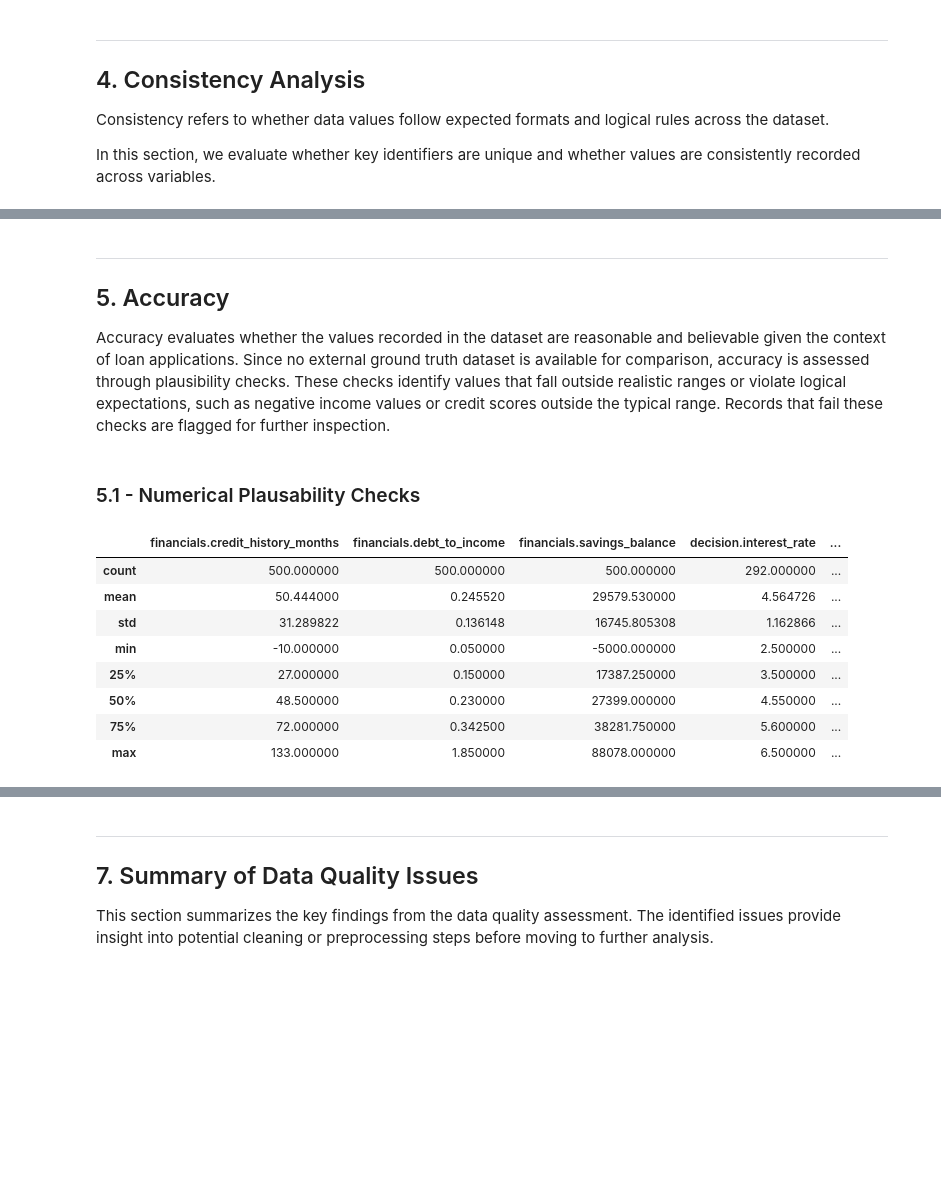
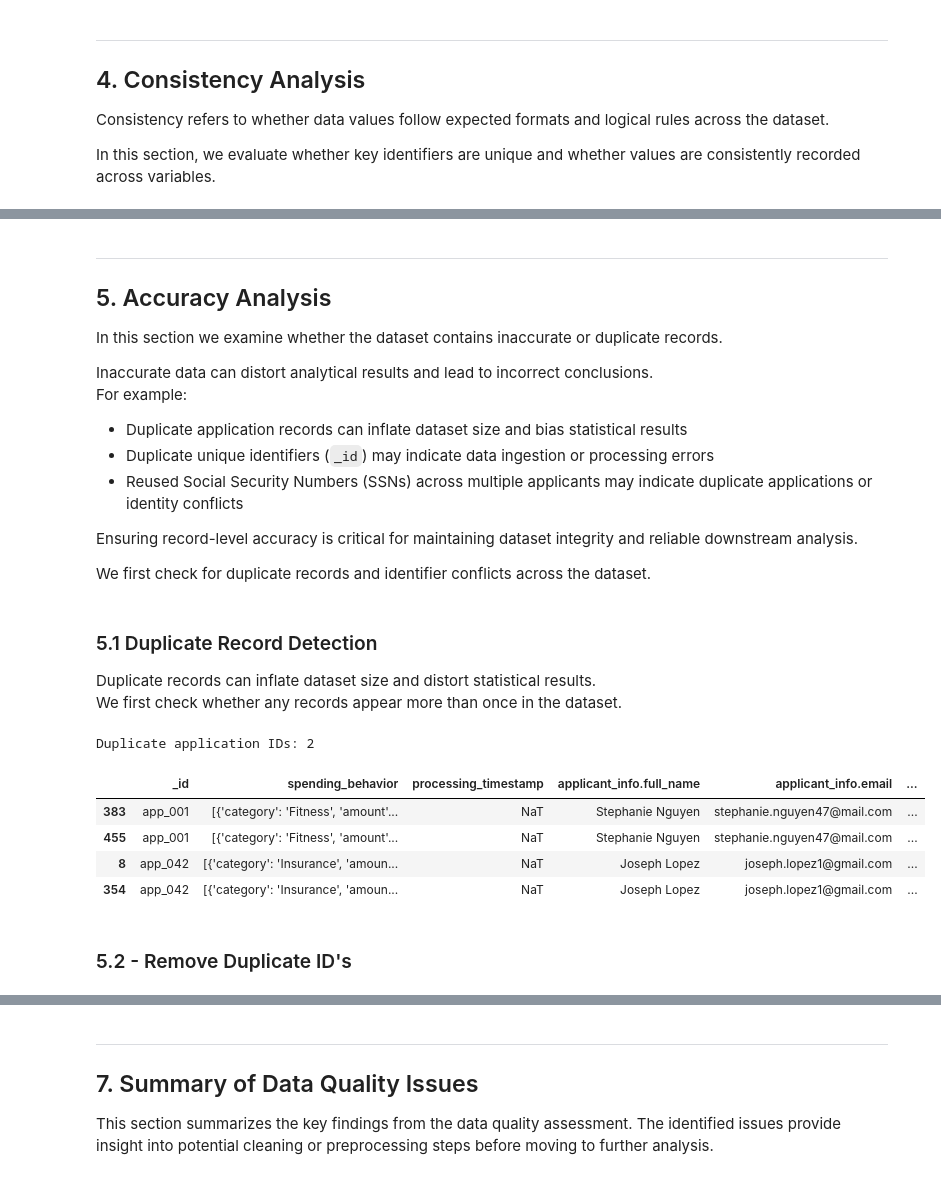
Before and after one commit to winifred-ojinere/dego-project-team5, a Jupyter notebook: notebooks/01-data-quality.ipynb, the cells around one changed output, grey strips where cells are left out. Saved outputs shown, nothing was run; the diff lists cells and outputs as text; code cells hidden in the pictures; blank space fills up the shorter version.

```diff
--- a/notebooks/01-data-quality.ipynb
+++ b/notebooks/01-data-quality.ipynb
@@ -208,0 +480,12 @@ After inspecting the records, the duplicated rows appear to be identical entries
+# %%
+df_clean["applicant_info.date_of_birth"].dropna().astype(str).head(10)
+
+dob = df_clean["applicant_info.date_of_birth"].astype("string").str.strip()
+
+dob_1 = pd.to_datetime(dob, format="%Y-%m-%d", errors="coerce")
+dob_2 = pd.to_datetime(dob, format="%Y/%m/%d", errors="coerce")
+dob_3 = pd.to_datetime(dob, format="%m/%d/%Y", errors="coerce")
+
+df_clean["applicant_info.date_of_birth"] = dob_1.fillna(dob_2).fillna(dob_3)
+
+df_clean["applicant_info.date_of_birth"].head(10)
@@ -264,0 +527,9 @@ Overall, the consistency checks confirm that each application identifier is now
+# %%
+df_clean["processing_timestamp"].dropna().astype(str).head(10)
+
+ts = df_clean["processing_timestamp"].astype("string").str.strip()
+
+# Allow common ISO-like timestamps; anything else becomes NaT
+df_clean["processing_timestamp"] = pd.to_datetime(ts, errors="coerce")
+
+df_clean["processing_timestamp"].head(10)
@@ -264,0 +553,14 @@ Overall, the consistency checks confirm that each application identifier is now
+# %%
+df_clean["applicant_info.zip_code"].dropna().astype(str).head(10)
+
+zip_raw = df_clean["applicant_info.zip_code"].astype("string").str.strip()
+
+# Remove trailing ".0" if ZIP came from numeric parsing
+zip_clean = zip_raw.str.replace(r"\.0$", "", regex=True)
+
+# Keep only digits (optional, but makes it uniform)
+zip_clean = zip_clean.str.replace(r"[^0-9]", "", regex=True)
+
+df_clean["applicant_info.zip_code"] = zip_clean
+
+df_clean["applicant_info.zip_code"].dropna().head(10)
@@ -265,22 +579,39 @@ Overall, the consistency checks confirm that each application identifier is now
 # %% [markdown]
 ---
 
-## 5. Accuracy
+## 5. Accuracy Analysis
 
-Accuracy evaluates whether the values recorded in the dataset are reasonable and believable given the context of loan applications. Since no external ground truth dataset is available for comparison, accuracy is assessed through plausibility checks. These checks identify values that fall outside realistic ranges or violate logical expectations, such as negative income values or credit scores outside the typical range. Records that fail these checks are flagged for further inspection.
+In this section we examine whether the dataset contains inaccurate or duplicate records.
+
+Inaccurate data can distort analytical results and lead to incorrect conclusions.
+For example:
+
+- Duplicate application records can inflate dataset size and bias statistical results
+- Duplicate unique identifiers (`_id`) may indicate data ingestion or processing errors
+- Reused Social Security Numbers (SSNs) across multiple applicants may indicate duplicate applications or identity conflicts
+
+Ensuring record-level accuracy is critical for maintaining dataset integrity and reliable downstream analysis.
+
+We first check for duplicate records and identifier conflicts across the dataset.
 # %% [markdown]
-### 5.1 - Numerical Plausability Checks
+### 5.1 Duplicate Record Detection
+
+Duplicate records can inflate dataset size and distort statistical results.
+We first check whether any records appear more than once in the dataset.
 # %%
-numeric_columns = df.select_dtypes(include="number").columns
+# Check duplicate application IDs
+duplicate_rows = df_clean["_id"].duplicated().sum()
 
-df[numeric_columns].describe()
+print("Duplicate application IDs:", duplicate_rows)
+
+# Display the duplicate records
+df_clean[df_clean["_id"].duplicated(keep=False)].sort_values("_id").head()
 # %% [output]
+Duplicate application IDs: 2
-|  | financials.credit_history_months | financials.debt_to_income | financials.savings_balance | decision.interest_rate | ... |
-| count | 500.000000 | 500.000000 | 500.000000 | 292.000000 | ... |
-| mean | 50.444000 | 0.245520 | 29579.530000 | 4.564726 | ... |
-| std | 31.289822 | 0.136148 | 16745.805308 | 1.162866 | ... |
-| min | -10.000000 | 0.050000 | -5000.000000 | 2.500000 | ... |
-| 25% | 27.000000 | 0.150000 | 17387.250000 | 3.500000 | ... |
-| 50% | 48.500000 | 0.230000 | 27399.000000 | 4.550000 | ... |
-| 75% | 72.000000 | 0.342500 | 38281.750000 | 5.600000 | ... |
-| max | 133.000000 | 1.850000 | 88078.000000 | 6.500000 | ... |
+|  | _id | spending_behavior | processing_timestamp | applicant_info.full_name | applicant_info.email | ... |
+| 383 | app_001 | [{'category': 'Fitness', 'amount'... | NaT | Stephanie Nguyen | stephanie.nguyen47@mail.com | ... |
+| 455 | app_001 | [{'category': 'Fitness', 'amount'... | NaT | Stephanie Nguyen | stephanie.nguyen47@mail.com | ... |
+| 8 | app_042 | [{'category': 'Insurance', 'amoun... | NaT | Joseph Lopez | joseph.lopez1@gmail.com | ... |
+| 354 | app_042 | [{'category': 'Insurance', 'amoun... | NaT | Joseph Lopez | joseph.lopez1@gmail.com | ... |
+# %% [markdown]
+### 5.2 - Remove Duplicate ID's
```
Also changed, not shown: parts of 81 cells of this notebook.
